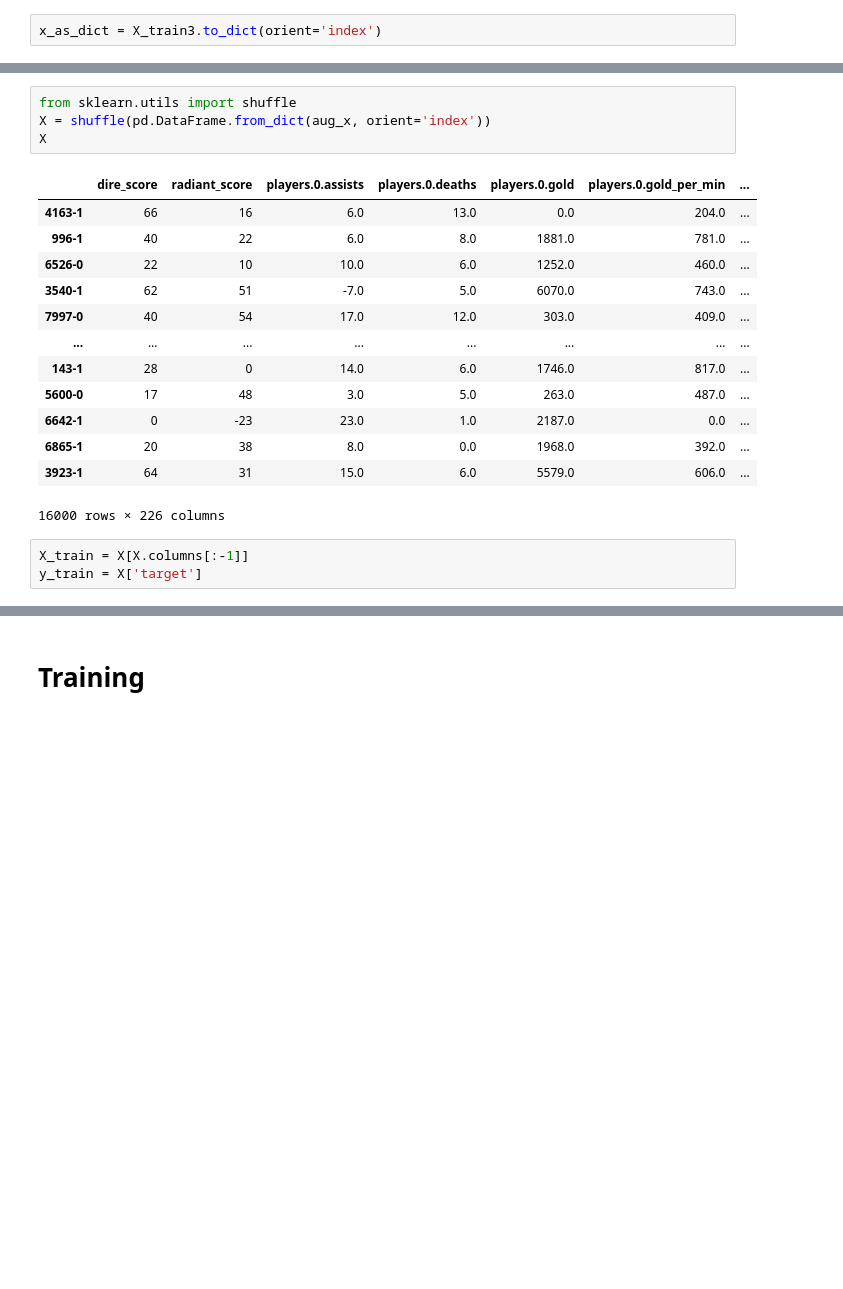
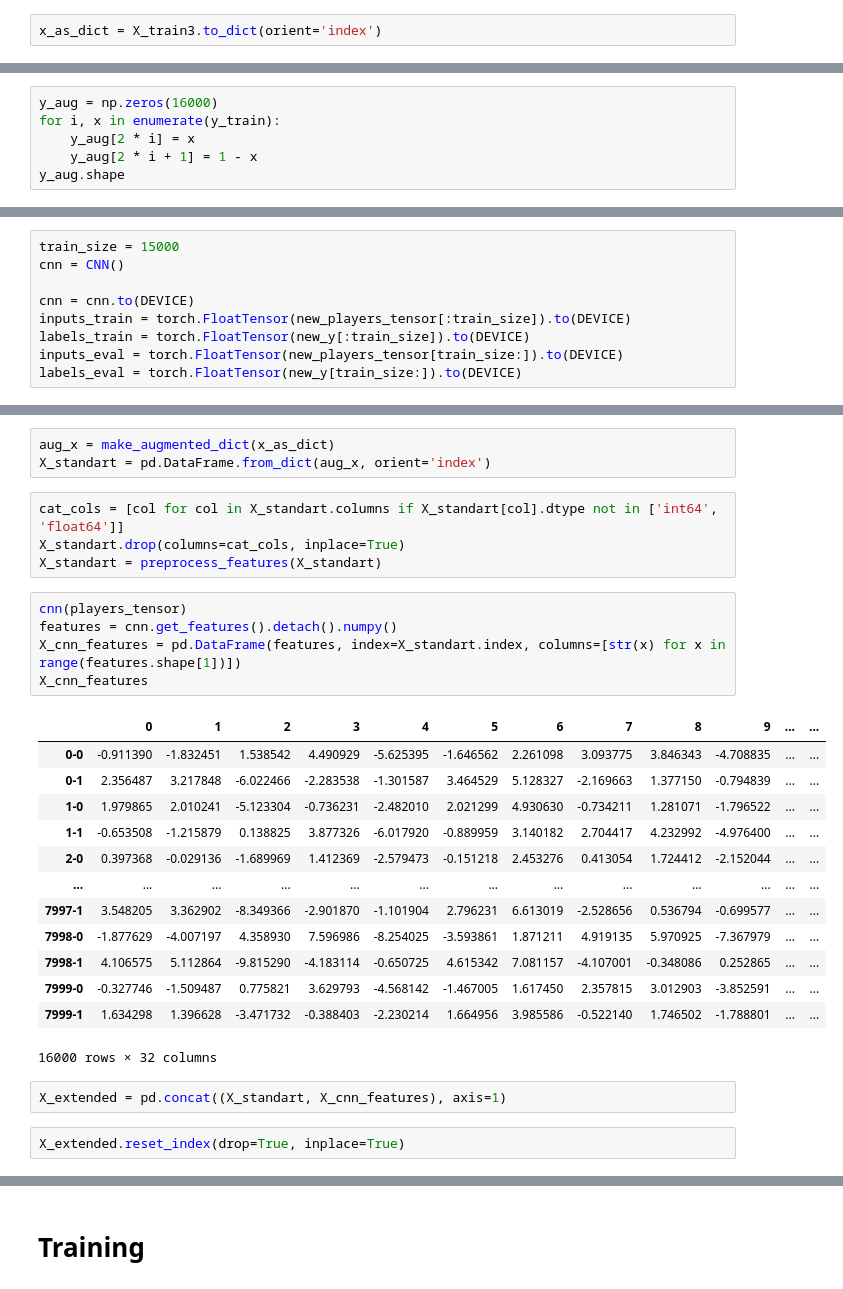
Before and after one commit to MichaelYaskevich/urfu-ml-dota, a Jupyter notebook: src/Dota.ipynb, the cells around one changed output, grey strips where cells are left out. Drawn from its saved outputs; the diff is of its cells as text; blank space fills up the shorter version.

```diff
--- a/src/Dota.ipynb
+++ b/src/Dota.ipynb
@@ -179,0 +406,6 @@ x_as_dict = X_train3.to_dict(orient='index')
+# %%
+y_aug = np.zeros(16000)
+for i, x in enumerate(y_train):
+    y_aug[2 * i] = x
+    y_aug[2 * i + 1] = 1 - x
+y_aug.shape
@@ -179,0 +420,9 @@ x_as_dict = X_train3.to_dict(orient='index')
+# %%
+train_size = 15000
+cnn = CNN()
+
+cnn = cnn.to(DEVICE)
+inputs_train = torch.FloatTensor(new_players_tensor[:train_size]).to(DEVICE)
+labels_train = torch.FloatTensor(new_y[:train_size]).to(DEVICE)
+inputs_eval = torch.FloatTensor(new_players_tensor[train_size:]).to(DEVICE)
+labels_eval = torch.FloatTensor(new_y[train_size:]).to(DEVICE)
@@ -208,21 +479,30 @@ for k in tqdm(x_as_dict.keys()):
 # %%
-from sklearn.utils import shuffle
-X = shuffle(pd.DataFrame.from_dict(aug_x, orient='index'))
-X
+aug_x = make_augmented_dict(x_as_dict)
+X_standart = pd.DataFrame.from_dict(aug_x, orient='index')
-# %% [output]
-|  | dire_score | radiant_score | players.0.assists | players.0.deaths | players.0.gold | players.0.gold_per_min | ... |
-| 4163-1 | 66 | 16 | 6.0 | 13.0 | 0.0 | 204.0 | ... |
-| 996-1 | 40 | 22 | 6.0 | 8.0 | 1881.0 | 781.0 | ... |
-| 6526-0 | 22 | 10 | 10.0 | 6.0 | 1252.0 | 460.0 | ... |
-| 3540-1 | 62 | 51 | -7.0 | 5.0 | 6070.0 | 743.0 | ... |
-| 7997-0 | 40 | 54 | 17.0 | 12.0 | 303.0 | 409.0 | ... |
-| ... | ... | ... | ... | ... | ... | ... | ... |
-| 143-1 | 28 | 0 | 14.0 | 6.0 | 1746.0 | 817.0 | ... |
-| 5600-0 | 17 | 48 | 3.0 | 5.0 | 263.0 | 487.0 | ... |
-| 6642-1 | 0 | -23 | 23.0 | 1.0 | 2187.0 | 0.0 | ... |
-| 6865-1 | 20 | 38 | 8.0 | 0.0 | 1968.0 | 392.0 | ... |
-| 3923-1 | 64 | 31 | 15.0 | 6.0 | 5579.0 | 606.0 | ... |
-16000 rows × 226 columns
-# %%
-X_train = X[X.columns[:-1]]
-y_train = X['target']
+# %%
+cat_cols = [col for col in X_standart.columns if X_standart[col].dtype not in ['int64', 'float64']]
+X_standart.drop(columns=cat_cols, inplace=True)
+X_standart = preprocess_features(X_standart)
+# %%
+cnn(players_tensor)
+features = cnn.get_features().detach().numpy()
+X_cnn_features = pd.DataFrame(features, index=X_standart.index, columns=[str(x) for x in range(features.shape[1])])
+X_cnn_features
+# %% [output]
+|  | 0 | 1 | 2 | 3 | 4 | 5 | 6 | 7 | 8 | 9 | ... | ... |
+| 0-0 | -0.911390 | -1.832451 | 1.538542 | 4.490929 | -5.625395 | -1.646562 | 2.261098 | 3.093775 | 3.846343 | -4.708835 | ... | ... |
+| 0-1 | 2.356487 | 3.217848 | -6.022466 | -2.283538 | -1.301587 | 3.464529 | 5.128327 | -2.169663 | 1.377150 | -0.794839 | ... | ... |
+| 1-0 | 1.979865 | 2.010241 | -5.123304 | -0.736231 | -2.482010 | 2.021299 | 4.930630 | -0.734211 | 1.281071 | -1.796522 | ... | ... |
+| 1-1 | -0.653508 | -1.215879 | 0.138825 | 3.877326 | -6.017920 | -0.889959 | 3.140182 | 2.704417 | 4.232992 | -4.976400 | ... | ... |
+| 2-0 | 0.397368 | -0.029136 | -1.689969 | 1.412369 | -2.579473 | -0.151218 | 2.453276 | 0.413054 | 1.724412 | -2.152044 | ... | ... |
+| ... | ... | ... | ... | ... | ... | ... | ... | ... | ... | ... | ... | ... |
+| 7997-1 | 3.548205 | 3.362902 | -8.349366 | -2.901870 | -1.101904 | 2.796231 | 6.613019 | -2.528656 | 0.536794 | -0.699577 | ... | ... |
+| 7998-0 | -1.877629 | -4.007197 | 4.358930 | 7.596986 | -8.254025 | -3.593861 | 1.871211 | 4.919135 | 5.970925 | -7.367979 | ... | ... |
+| 7998-1 | 4.106575 | 5.112864 | -9.815290 | -4.183114 | -0.650725 | 4.615342 | 7.081157 | -4.107001 | -0.348086 | 0.252865 | ... | ... |
+| 7999-0 | -0.327746 | -1.509487 | 0.775821 | 3.629793 | -4.568142 | -1.467005 | 1.617450 | 2.357815 | 3.012903 | -3.852591 | ... | ... |
+| 7999-1 | 1.634298 | 1.396628 | -3.471732 | -0.388403 | -2.230214 | 1.664956 | 3.985586 | -0.522140 | 1.746502 | -1.788801 | ... | ... |
+16000 rows × 32 columns
+# %%
+X_extended = pd.concat((X_standart, X_cnn_features), axis=1)
+# %%
+X_extended.reset_index(drop=True, inplace=True)
```
Also changed, not shown: parts of 59 cells of this notebook.
